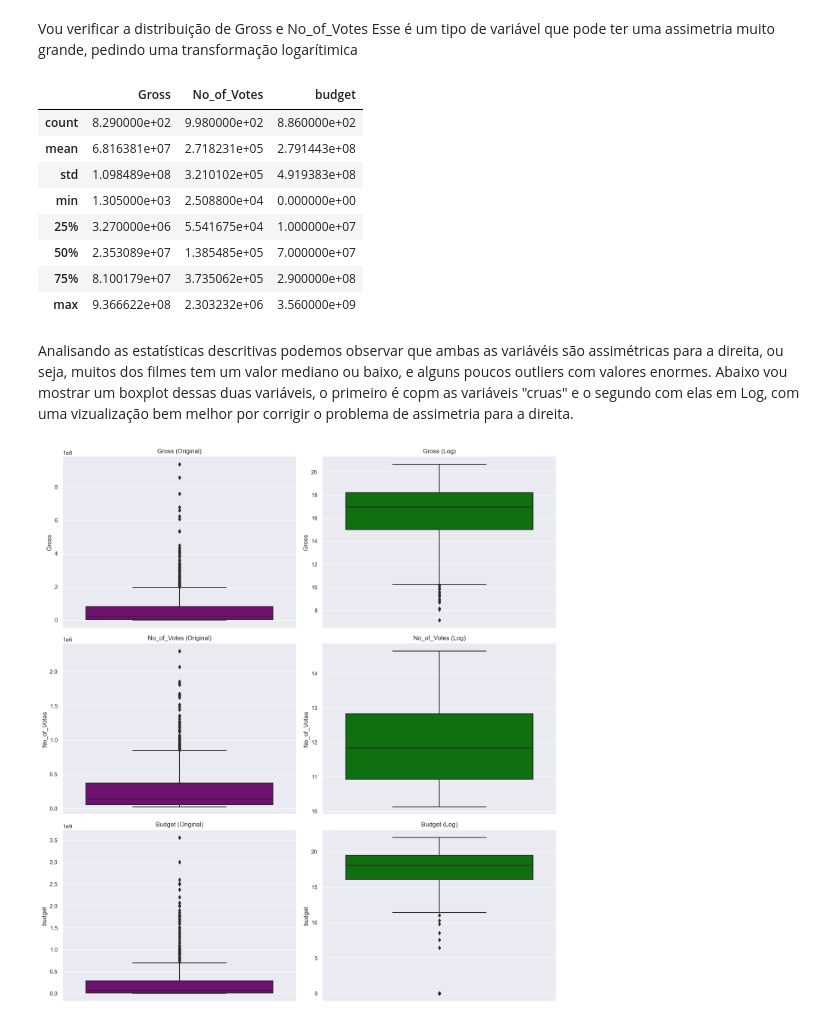
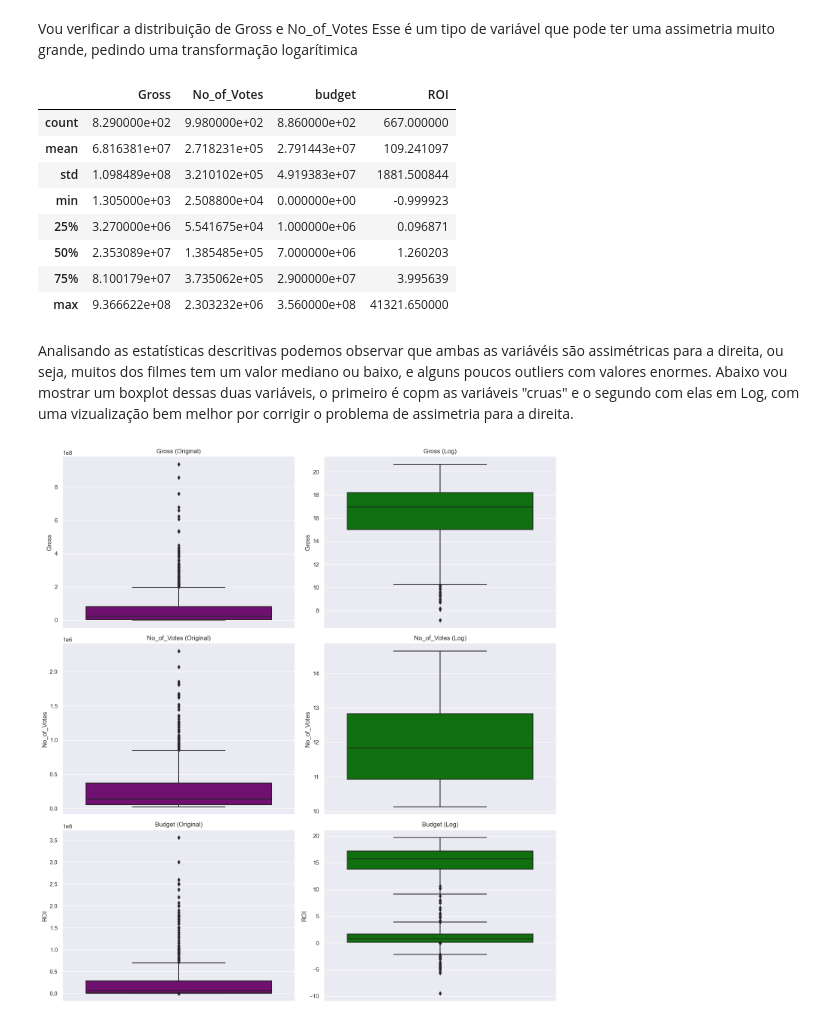
Before and after one commit to GabrielcordH/analise_IMDB, a Jupyter notebook: data_prep.ipynb, the cells around one changed output. Saved outputs shown, nothing was run; the diff lists cells and outputs as text; code cells hidden in the pictures.

```diff
--- a/data_prep.ipynb
+++ b/data_prep.ipynb
@@ -221,6 +221,9 @@ def clean_numeric(x):
 df_merged_kaggle2['budget'] = df_merged_kaggle2['budget'].apply(clean_numeric)
 df_merged_kaggle2['Gross'] = df_merged_kaggle2['Gross'].apply(clean_numeric)
 # %%
+# Corrigindo o budget já que estava sempre com um zero extra
+df_merged_kaggle2['budget'] = df_merged_kaggle2['budget'] / 10
+
 df_merged_kaggle2['ROI'] = (df_merged_kaggle2['Gross'] - df_merged_kaggle2['budget']) / df_merged_kaggle2['budget']
 
 df_merged_kaggle2.loc[df_merged_kaggle2['budget'].isna() | (df_merged_kaggle2['budget'] == 0), 'ROI'] = None
@@ -257,17 +260,17 @@ df_merged_kaggle2['Runtime'] = df_merged_kaggle2['Runtime'].str.replace(' min',
 Vou verificar a distribuição de Gross e No_of_Votes
 Esse é um tipo de variável que pode ter uma assimetria muito grande, pedindo uma transformação logarítimica
 # %%
-df_merged_kaggle2[['Gross', 'No_of_Votes', 'budget']].describe()
+df_merged_kaggle2[['Gross', 'No_of_Votes', 'budget', 'ROI']].describe()
 # %% [output]
-|  | Gross | No_of_Votes | budget |
-| count | 8.290000e+02 | 9.980000e+02 | 8.860000e+02 |
-| mean | 6.816381e+07 | 2.718231e+05 | 2.791443e+08 |
-| std | 1.098489e+08 | 3.210102e+05 | 4.919383e+08 |
-| min | 1.305000e+03 | 2.508800e+04 | 0.000000e+00 |
-| 25% | 3.270000e+06 | 5.541675e+04 | 1.000000e+07 |
-| 50% | 2.353089e+07 | 1.385485e+05 | 7.000000e+07 |
-| 75% | 8.100179e+07 | 3.735062e+05 | 2.900000e+08 |
-| max | 9.366622e+08 | 2.303232e+06 | 3.560000e+09 |
+|  | Gross | No_of_Votes | budget | ROI |
+| count | 8.290000e+02 | 9.980000e+02 | 8.860000e+02 | 667.000000 |
+| mean | 6.816381e+07 | 2.718231e+05 | 2.791443e+07 | 109.241097 |
+| std | 1.098489e+08 | 3.210102e+05 | 4.919383e+07 | 1881.500844 |
+| min | 1.305000e+03 | 2.508800e+04 | 0.000000e+00 | -0.999923 |
+| 25% | 3.270000e+06 | 5.541675e+04 | 1.000000e+06 | 0.096871 |
+| 50% | 2.353089e+07 | 1.385485e+05 | 7.000000e+06 | 1.260203 |
+| 75% | 8.100179e+07 | 3.735062e+05 | 2.900000e+07 | 3.995639 |
+| max | 9.366622e+08 | 2.303232e+06 | 3.560000e+08 | 41321.650000 |
 # %% [markdown]
 Analisando as estatísticas descritivas podemos observar que ambas as variávéis são assimétricas para a direita, ou seja, muitos dos filmes tem um valor mediano ou baixo,
 e alguns poucos outliers com valores enormes. Abaixo vou mostrar um boxplot dessas duas variáveis, o primeiro é copm as variáveis "cruas" e o segundo com elas em Log,
@@ -275,33 +278,40 @@ com uma vizualização bem melhor por corrigir o problema de assimetria para a d
 # %%
 sns.set(style="darkgrid")
 
 fig, axes = plt.subplots(3, 2, figsize=(14, 15))
 
 # Gross
 sns.boxplot(y=df_merged_kaggle2['Gross'], ax=axes[0,0], color='purple')
 axes[0,0].set_title('Gross (Original)')
 
 sns.boxplot(y=np.log1p(df_merged_kaggle2['Gross']), ax=axes[0,1], color='green')
 axes[0,1].set_title('Gross (Log)')
 
 # No_of_Votes
 sns.boxplot(y=df_merged_kaggle2['No_of_Votes'], ax=axes[1,0], color='purple')
 axes[1,0].set_title('No_of_Votes (Original)')
 
 sns.boxplot(y=np.log1p(df_merged_kaggle2['No_of_Votes']), ax=axes[1,1], color='green')
 axes[1,1].set_title('No_of_Votes (Log)')
 
 # Budget
 sns.boxplot(y=df_merged_kaggle2['budget'], ax=axes[2,0], color='purple')
 axes[2,0].set_title('Budget (Original)')
 
 sns.boxplot(y=np.log1p(df_merged_kaggle2['budget']), ax=axes[2,1], color='green')
 axes[2,1].set_title('Budget (Log)')
 
+# ROI
+sns.boxplot(y=df_merged_kaggle2['ROI'], ax=axes[2,0], color='purple')
+axes[2,0].set_title('Budget (Original)')
+
+sns.boxplot(y=np.log1p(df_merged_kaggle2['ROI']), ax=axes[2,1], color='green')
+axes[2,1].set_title('Budget (Log)')
+
 plt.tight_layout()
 plt.show()
 # %% [output]
-[figure, old version]
+[figure, new version]
 # %%
 df_EDA = df_merged_kaggle2.copy()
 
```
Also changed, not shown: parts of 2 cells of this notebook, 4 other files.
